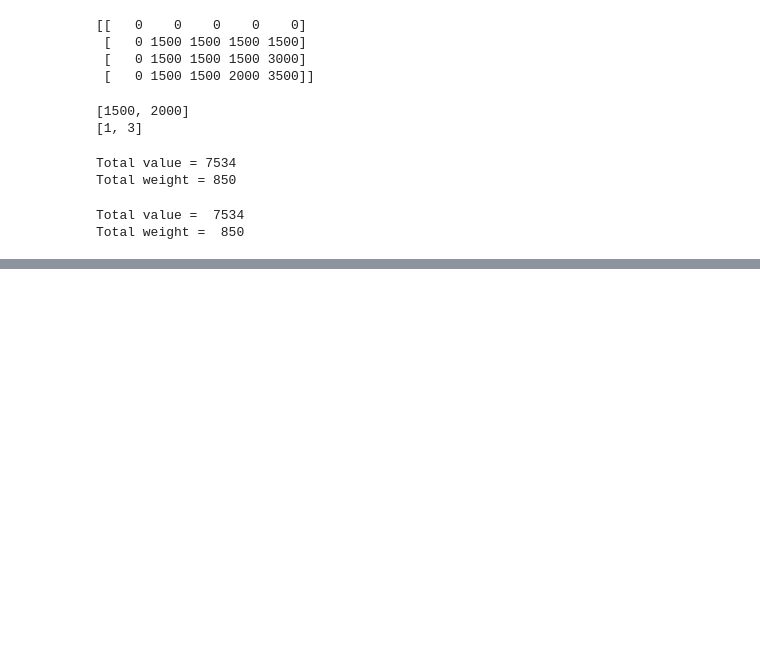
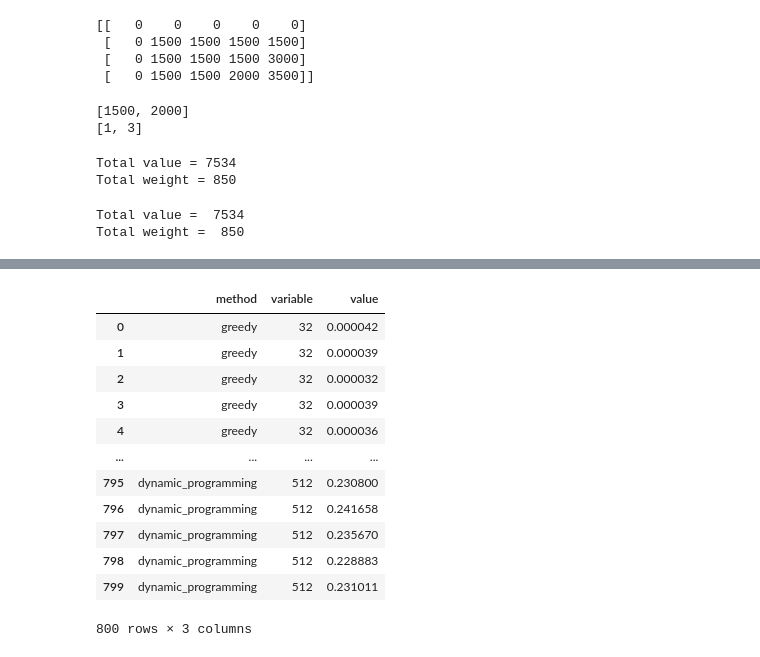
Before and after one commit to sherna90/analisis_algoritmos, a Jupyter notebook: 7.-problema_mochila.ipynb, the cells around one changed output, grey strips where cells are left out. Saved outputs shown, nothing was run; the diff lists cells and outputs as text; code cells hidden in the pictures; blank space fills up the shorter version.

```diff
--- a/7.-problema_mochila.ipynb
+++ b/7.-problema_mochila.ipynb
@@ -164,3 +181,27 @@ print('Total weight = ',np.sum(w_c))
 # %% [output]
 Total value =  7534
 Total weight =  850
+# %%
+import time
+import random
+n_dims=[32,64,128,512]
+samples=100
+
+dp_time={n:list() for n in n_dims}
+greedy_time={n:list()for n in n_dims}
+global_optimimum={n:list()for n in n_dims}
+
+
+for n in n_dims:
+  print('Knapsack #Items: {0}'.format(n))
+  for s in range(samples):
+    W = [random.randint(20, 1000) for _ in range(n)]  # peso
+    V  = [random.randint(10, 800) for _ in range(n)] # valor
+    W_max=1000
+    t1=time.time()
+    v_c,w_c=knapsack_greedy(W_max,W,V,len(V))
+    greedy_time[n].append(time.time()-t1)
+    t2=time.time()
+    C=knapsack(W_max,W,V,len(V))
+    dp_time[n].append(time.time()-t2)
+    global_optimimum[n].append(C[-1][-1]==np.sum(v_c))
@@ -166,0 +234,16 @@ Total weight =  850
+# %%
+df
+# %% [output]
+|  | method | variable | value |
+| 0 | greedy | 32 | 0.000042 |
+| 1 | greedy | 32 | 0.000039 |
+| 2 | greedy | 32 | 0.000032 |
+| 3 | greedy | 32 | 0.000039 |
+| 4 | greedy | 32 | 0.000036 |
+| ... | ... | ... | ... |
+| 795 | dynamic_programming | 512 | 0.230800 |
+| 796 | dynamic_programming | 512 | 0.241658 |
+| 797 | dynamic_programming | 512 | 0.235670 |
+| 798 | dynamic_programming | 512 | 0.228883 |
+| 799 | dynamic_programming | 512 | 0.231011 |
+800 rows × 3 columns
```
Also changed, not shown: parts of 16 cells of this notebook.
